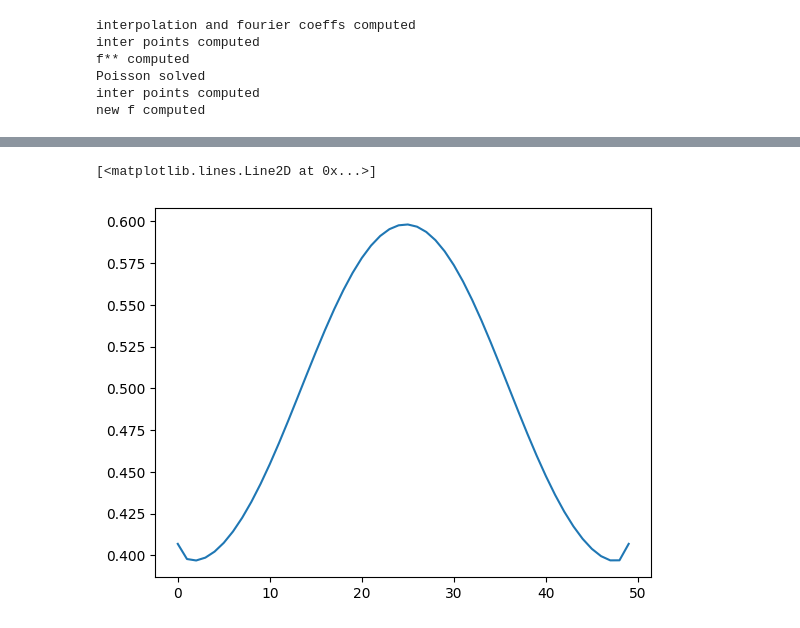
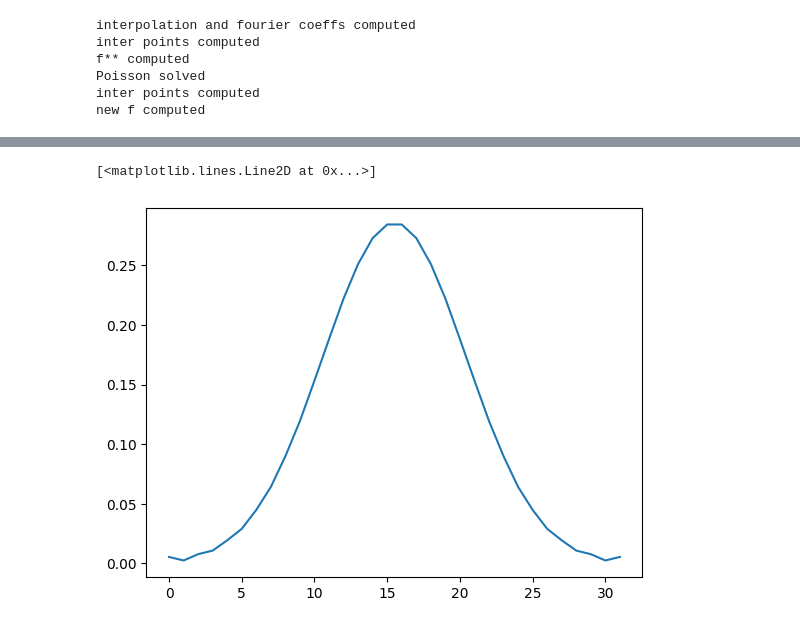
Before and after one commit to chassardmartin/vlasov_bsl, a Jupyter notebook: v1.ipynb, the cells around one changed output, grey strips where cells are left out. Cells and saved outputs as stored; diff of their text form; code cells hidden in the pictures.

```diff
--- a/v1.ipynb
+++ b/v1.ipynb
@@ -163 +176,4 @@ rec = fourier_reconstuction(x, range(nx), c)
+# %%
+c = fourier_coeffs(x, k_values, g_h)
+rec = fourier_rec(x, k_values, c)
 # %%
@@ -184,7 +204,7 @@ Où l'on a écrit $\Delta x = \frac{2\pi}{n_x}$ et $\Delta v = \frac{2\pi}{n_v}$
 # %%
 def coeff_l_zero(x, v, k, f):
     nx = len(x); nv=len(v)
-    return ((4 * np.pi**2) / (nx*nv)) * np.sum([f[m,n] * np.exp(-1j*k*x[m]) for m,n in np.ndindex((nx, nv))])
+    return ((4 * np.pi**2) / (nx*nv)) * np.sum([f[n,m] * np.exp(-1j*k*x[m]) for m,n in np.ndindex((nx, nv))])
 
 def coeffs_l_zero(x, v, k_values, f):
     return np.array(list(map(lambda k: coeff_l_zero(x, v, k, f), k_values)))
@@ -197,18 +217,17 @@ Tous les éléments sont ainsi en place afin de résoudre l'équation de Poisson
 # %%
 def solve_poisson(x, v, k_values, f):
     nx = len(x)
-    F = build_F_tilde(x, k_values)
     c = coeffs_l_zero(x, v, k_values, f)
     c_tilde = np.zeros(len(k_values), dtype=complex)
     c_tilde[0] = 1 - c[0]
     for k in range(1, len(k_values)):
         c_tilde[k] = - c[k]
     d = np.zeros(len(k_values), dtype=complex)
-    # Electric field mean has to be fixed
+    # Electric field mean has to be fixed, we choose 0
     d[0] = 0
     for k in range(1, len(k_values)):
-        d[k] = (c_tilde[k]) / (k*1j)
-    _E = fourier_reconstuction(x, k_values, d)
+        d[k] = 2*np.pi * (c_tilde[k]) / (k*1j)
+    _E = fourier_rec(x, k_values, d)
     return _E
 # %%
-E_zero = solve_poisson(x, v, range(nx), f_zero)
+E_zero = solve_poisson(x, v, k_values, f_zero)
@@ -597,5 +623,5 @@ plt.contourf(_f)
 # %%
-plt.plot(np.abs(_E))
+plt.plot(np.abs(E_zero))
 # %% [output]
 [<matplotlib.lines.Line2D at 0x...>]
-[figure, old version]
+[figure, new version]
```
Also changed, not shown: parts of 70 cells of this notebook.
